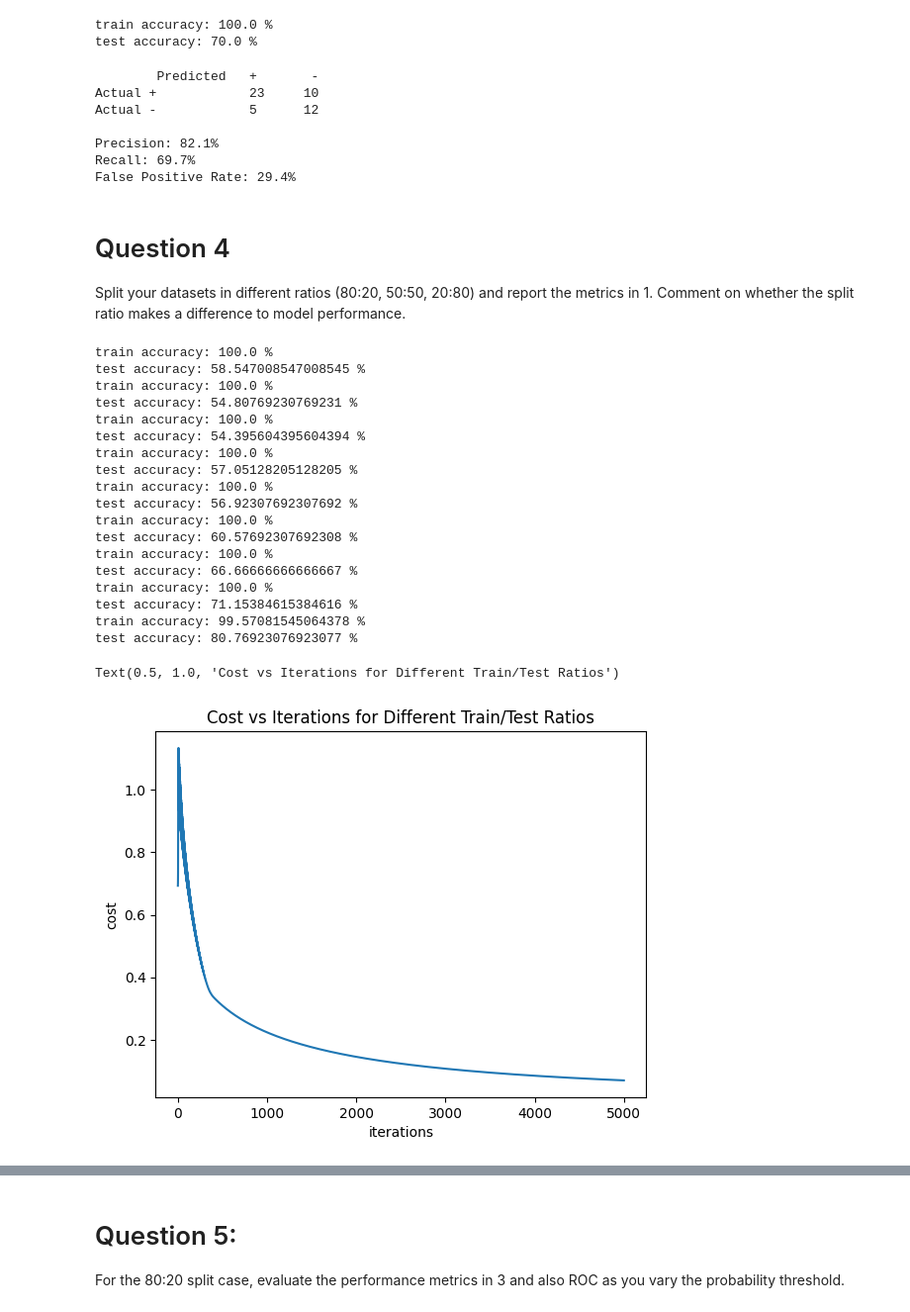
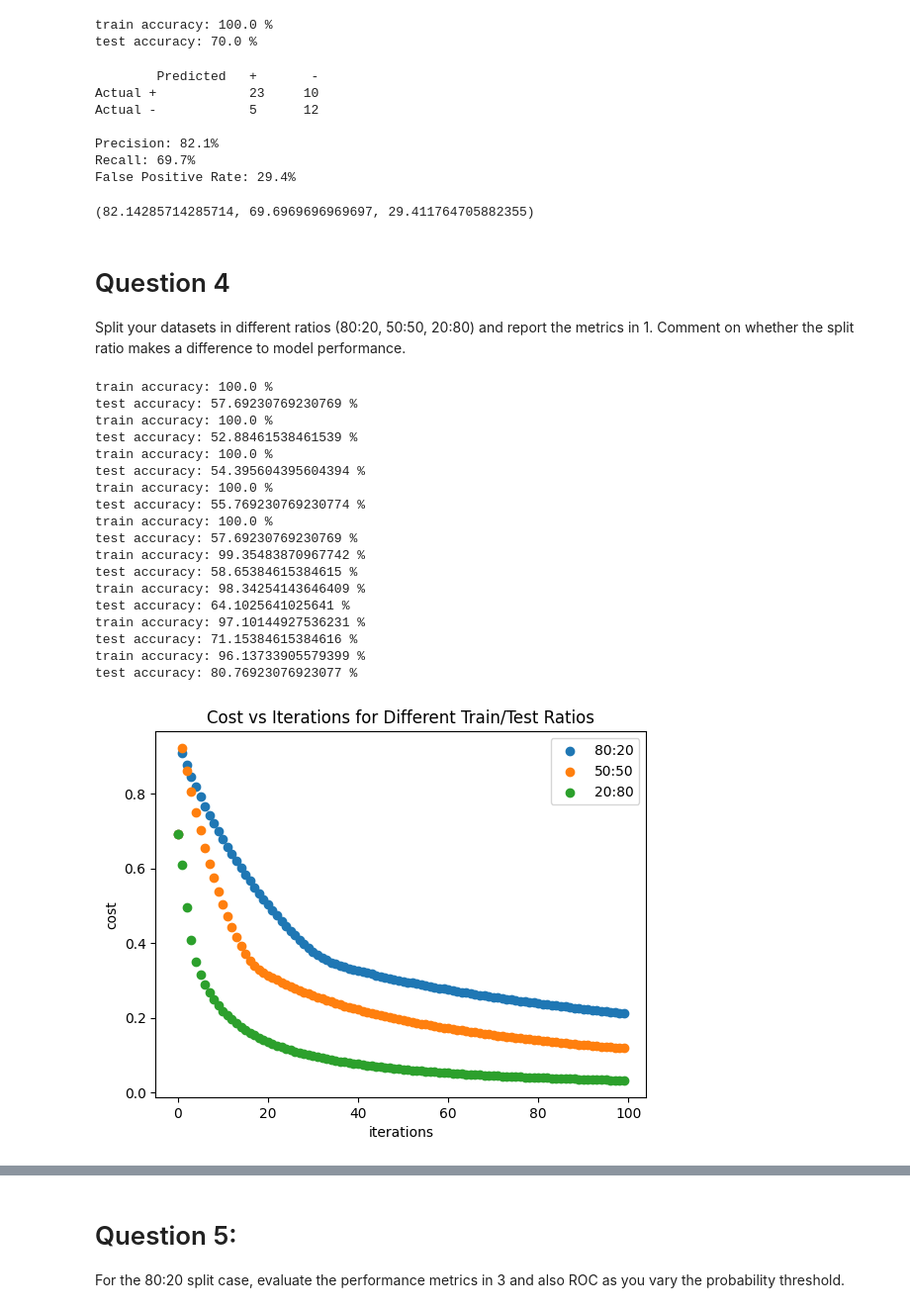
Before and after one commit to svanomm/ai-algorithms-ii, a Jupyter notebook: homework-week-04/Coding Homework Week 4.ipynb, the cells around one changed output, grey strips where cells are left out. Shown: that part at 99% size. Drawn from its saved outputs; the diff is of its cells as text; code cells hidden in the pictures.

```diff
--- a/homework-week-04/Coding Homework Week 4.ipynb
+++ b/homework-week-04/Coding Homework Week 4.ipynb
@@ -200,7 +195,8 @@ def optimize(w, b, X, Y, num_iterations, learning_rate, print_cost = False, X_te
     return params, grads, costs, test_accuracies
 # %%
 # GRADED FUNCTION: predict
-def predict(w, b, X):
+# Modified to return actual probabilities as well as predictions and accept a threshold parameter
+def predict(w, b, X, threshold:float=0.5):
     '''
     Predict whether the label is 0 or 1 using learned logistic regression parameters (w, b)
 
@@ -226,15 +222,15 @@ def predict(w, b, X):
     for i in range(A.shape[1]):
         # Convert probabilities a[0,i] to actual predictions p[0,i]
         ### START CODE HERE ### (≈ 4 lines of code)
-        Y_prediction[0, i] = 0 if A[0, i] <= 0.5 else 1
+        Y_prediction[0, i] = 0 if A[0, i] <= threshold else 1
         ### END CODE HERE ###
 
     assert(Y_prediction.shape == (1, m))
 
-    return Y_prediction
+    return Y_prediction, A.flatten()
 # %%
 # GRADED FUNCTION: model
-def model(X_train, Y_train, X_test, Y_test, num_iterations=2000, learning_rate=0.5, print_cost=False):
+def model(X_train, Y_train, X_test, Y_test, num_iterations=2000, learning_rate=0.5, print_cost=False, threshold:float=0.5):
     """
     Builds the logistic regression model by calling the function you've implemented previously
 
@@ -256,15 +252,15 @@ def model(X_train, Y_train, X_test, Y_test, num_iterations=2000, learning_rate=0
     w, b = initialize_with_zeros(X_train.shape[0])
 
     # Gradient descent (≈ 1 line of code)
-    parameters, grads, costs, test_accuracies = optimize(w, b, X_train, Y_train, num_iterations, learning_rate, print_cost, X_test=X_test, Y_test=Y_test)
+    parameters, grads, costs, test_accuracies = optimize(w, b, X_train, Y_train, num_iterations, learning_rate, print_cost, X_test=X_test, Y_test=Y_test, threshold=threshold)
 
     # Retrieve parameters w and b from dictionary "parameters"
     w = parameters['w']
     b = parameters['b']
 
     # Predict test/train set examples (≈ 2 lines of code)
-    Y_prediction_test = predict(w, b, X_test)
-    Y_prediction_train = predict(w, b, X_train)
+    Y_prediction_test, y_prob_test = predict(w, b, X_test, threshold=threshold)
+    Y_prediction_train, y_prob_train = predict(w, b, X_train, threshold=threshold)
 
     ### END CODE HERE ###
 
@@ -280,7 +276,9 @@ def model(X_train, Y_train, X_test, Y_test, num_iterations=2000, learning_rate=0
          "b" : b,
          "learning_rate" : learning_rate,
          "num_iterations": num_iterations,
-         'test_accuracies': test_accuracies}
+         'test_accuracies': test_accuracies,
+         'y_prob_test': y_prob_test,
+         'y_prob_train': y_prob_train}
 
     return d
 # %%
@@ -485,13 +462,19 @@ def make_confusion_matrix(y_actual, y_predicted):
     FP = len(df_confusion[(df_confusion['y_actual'] == 0) & (df_confusion['y_predicted'] == 1)])
     FN = len(df_confusion[(df_confusion['y_actual'] == 1) & (df_confusion['y_predicted'] == 0)])
 
+    precision = TP / (TP + FP) * 100
+    recall = TP / (TP + FN) * 100
+    fpr = FP / (FP + TN) * 100
+
     print(f'        Predicted   +       -')
     print(f'Actual +            {TP}     {FN}')
     print(f'Actual -            {FP}      {TN}\n')
 
-    print(f'Precision: {TP / (TP + FP) * 100:.01f}%')
-    print(f'Recall: {TP / (TP + FN) * 100:.01f}%')
-    print(f'False Positive Rate: {FP / (FP + TN) * 100:.01f}%')
+    print(f'Precision: {precision:.01f}%')
+    print(f'Recall: {recall:.01f}%')
+    print(f'False Positive Rate: {fpr:.01f}%')
+
+    return precision, recall, fpr
 
 make_confusion_matrix(test_set_y, d['Y_prediction_test'])
 # %% [output]
@@ -502,6 +485,7 @@ Actual -            5      12
 Precision: 82.1%
 Recall: 69.7%
 False Positive Rate: 29.4%
+(82.14285714285714, 69.6969696969697, 29.411764705882355)
 # %% [markdown]
 # Question 4
  Split your datasets in different ratios (80:20, 50:50, 20:80) and report the metrics in 1. Comment on whether the split ratio makes a difference to model performance.
@@ -510,9 +494,10 @@ False Positive Rate: 29.4%
 full_set_x = np.hstack((train_set_x, test_set_x))
 full_set_y = np.hstack((train_set_y, test_set_y))
 # %%
-def train_ratio(X, y, train_ratio=0.8):
+# Function to split the data into training and test sets based on a given ratio
+def train_ratio(X, y, train_ratio=80):
     np.random.seed(1234)
-    train_indices = np.random.choice(X.shape[1], size=int(X.shape[1]*train_ratio), replace=False)
+    train_indices = np.random.choice(X.shape[1], size=int(X.shape[1]*train_ratio/100), replace=False)
     test_indices = np.array([i for i in range(X.shape[1]) if i not in train_indices])
     return X[:, train_indices], y[:, train_indices], X[:, test_indices], y[:, test_indices]
 
@@ -520,36 +505,39 @@ def train_ratio(X, y, train_ratio=0.8):
 costs = {
 }
 
-for ratio in np.arange(0.1, 1.0, 0.1):
+for ratio in range(10, 100, 10):
     x_train, y_train, x_test, y_test = train_ratio(full_set_x, full_set_y, train_ratio=ratio)
-    d = model(x_train, y_train, x_test, y_test, num_iterations = 5000, learning_rate = 0.005, print_cost = False)
-    costs[f'ratio {s}'] = d['costs']
+    d = model(x_train, y_train, x_test, y_test, num_iterations = 1000, learning_rate = 0.005, print_cost = False)
+    costs[f'ratio {ratio}'] = d['costs']
 # %% [output]
 train accuracy: 100.0 %
-test accuracy: 58.547008547008545 %
+test accuracy: 57.69230769230769 %
 train accuracy: 100.0 %
-test accuracy: 54.80769230769231 %
+test accuracy: 52.88461538461539 %
 train accuracy: 100.0 %
 test accuracy: 54.395604395604394 %
 train accuracy: 100.0 %
-test accuracy: 57.05128205128205 %
+test accuracy: 55.769230769230774 %
 train accuracy: 100.0 %
-test accuracy: 56.92307692307692 %
-train accuracy: 100.0 %
-test accuracy: 60.57692307692308 %
-train accuracy: 100.0 %
-test accuracy: 66.66666666666667 %
-train accuracy: 100.0 %
+test accuracy: 57.69230769230769 %
+train accuracy: 99.35483870967742 %
+test accuracy: 58.65384615384615 %
+train accuracy: 98.34254143646409 %
+test accuracy: 64.1025641025641 %
+train accuracy: 97.10144927536231 %
 test accuracy: 71.15384615384616 %
-train accuracy: 99.57081545064378 %
+train accuracy: 96.13733905579399 %
 test accuracy: 80.76923076923077 %
 # %%
 # Plot learning curves for different ratios
-for key in costs:
-    plt.plot(np.squeeze(costs[key]), label=key)
+plt.scatter(range(len(costs['ratio 80'])), costs['ratio 80'], label='80:20')
+plt.scatter(range(len(costs['ratio 50'])), costs['ratio 50'], label='50:50')
+plt.scatter(range(len(costs['ratio 20'])), costs['ratio 20'], label='20:80')
+
 plt.ylabel('cost')
 plt.xlabel('iterations')
 plt.title('Cost vs Iterations for Different Train/Test Ratios')
+plt.legend()
+plt.show()
 # %% [output]
-Text(0.5, 1.0, 'Cost vs Iterations for Different Train/Test Ratios')
-[figure, old version]
+[figure, new version]
```
Also changed, not shown: parts of 22 cells of this notebook.
